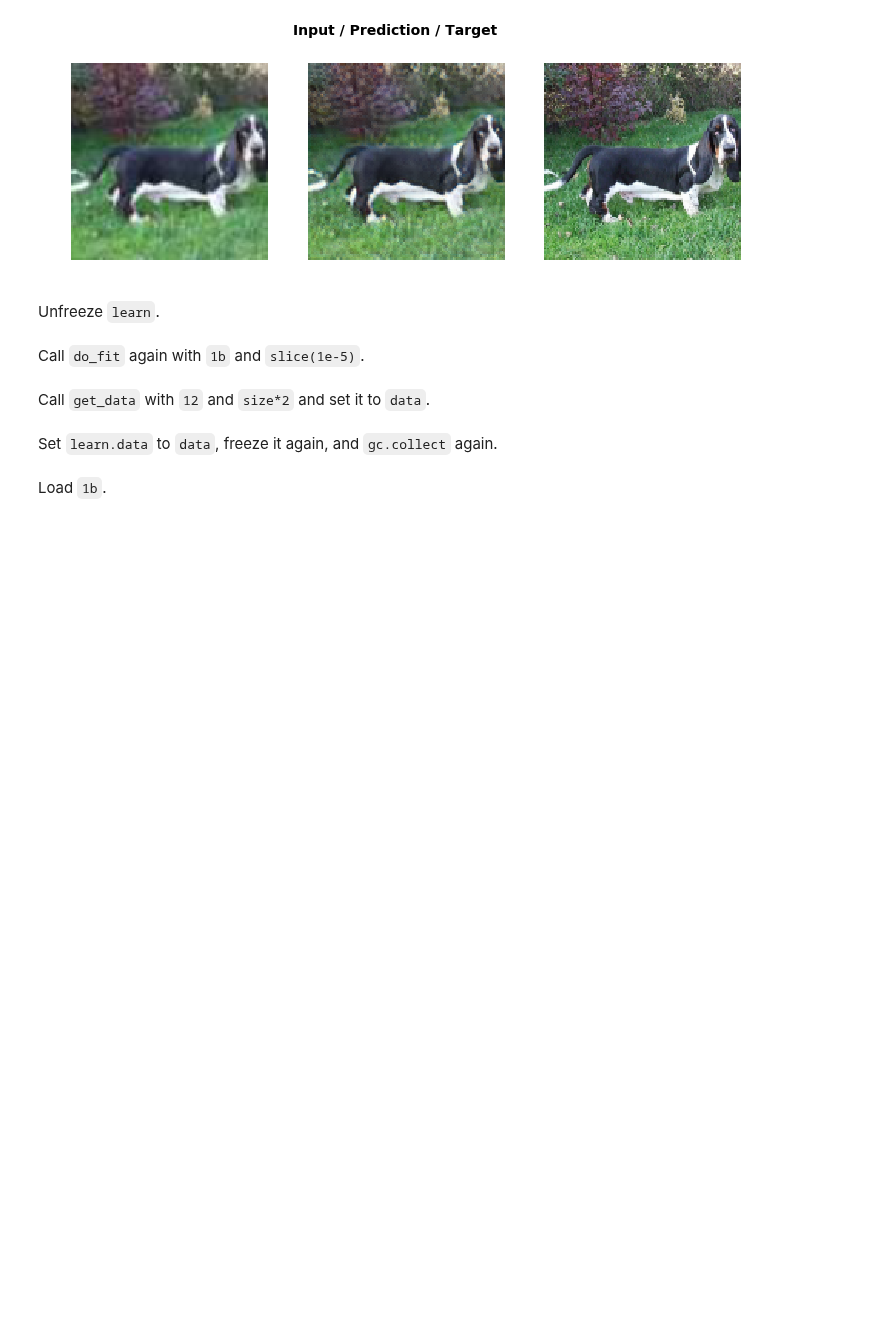
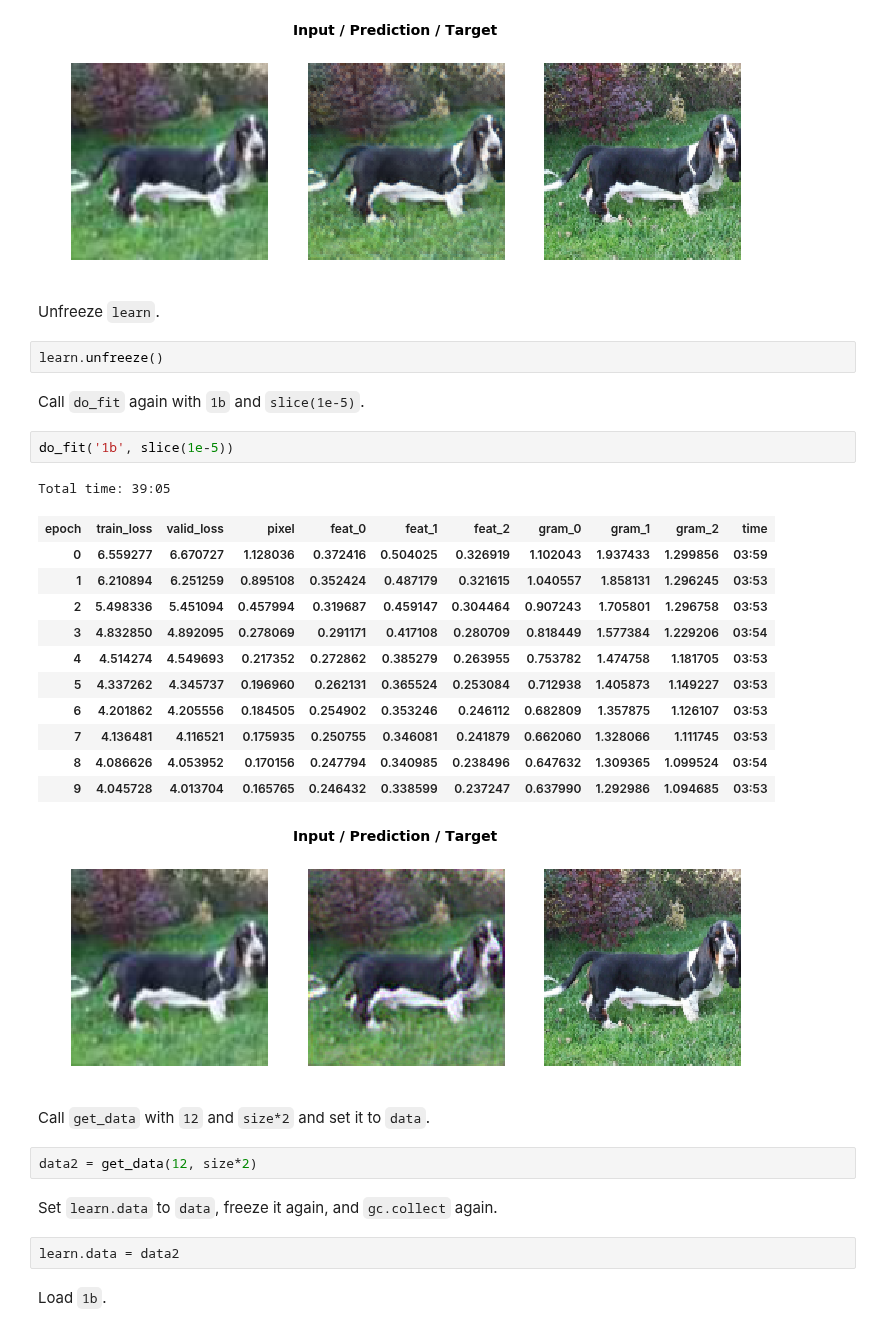
Before and after one commit to rforgione/course-v3, a Jupyter notebook: nbs/dl1/lesson7-superres-attempt.ipynb, the cells around one changed output. Cells and saved outputs as stored; diff of their text form; blank space fills up the shorter version.

```diff
--- a/nbs/dl1/lesson7-superres-attempt.ipynb
+++ b/nbs/dl1/lesson7-superres-attempt.ipynb
@@ -281,11 +281,33 @@ Total time: 37:45
 [figure]
 # %% [markdown]
 Unfreeze `learn`.
+# %%
+learn.unfreeze()
 # %% [markdown]
 Call `do_fit` again with `1b` and `slice(1e-5)`.
+# %%
+do_fit('1b', slice(1e-5))
+# %% [output]
+Total time: 39:05
+| epoch | train_loss | valid_loss | pixel | feat_0 | feat_1 | feat_2 | gram_0 | gram_1 | gram_2 | time |
+| 0 | 6.559277 | 6.670727 | 1.128036 | 0.372416 | 0.504025 | 0.326919 | 1.102043 | 1.937433 | 1.299856 | 03:59 |
+| 1 | 6.210894 | 6.251259 | 0.895108 | 0.352424 | 0.487179 | 0.321615 | 1.040557 | 1.858131 | 1.296245 | 03:53 |
+| 2 | 5.498336 | 5.451094 | 0.457994 | 0.319687 | 0.459147 | 0.304464 | 0.907243 | 1.705801 | 1.296758 | 03:53 |
+| 3 | 4.832850 | 4.892095 | 0.278069 | 0.291171 | 0.417108 | 0.280709 | 0.818449 | 1.577384 | 1.229206 | 03:54 |
+| 4 | 4.514274 | 4.549693 | 0.217352 | 0.272862 | 0.385279 | 0.263955 | 0.753782 | 1.474758 | 1.181705 | 03:53 |
+| 5 | 4.337262 | 4.345737 | 0.196960 | 0.262131 | 0.365524 | 0.253084 | 0.712938 | 1.405873 | 1.149227 | 03:53 |
+| 6 | 4.201862 | 4.205556 | 0.184505 | 0.254902 | 0.353246 | 0.246112 | 0.682809 | 1.357875 | 1.126107 | 03:53 |
+| 7 | 4.136481 | 4.116521 | 0.175935 | 0.250755 | 0.346081 | 0.241879 | 0.662060 | 1.328066 | 1.111745 | 03:53 |
+| 8 | 4.086626 | 4.053952 | 0.170156 | 0.247794 | 0.340985 | 0.238496 | 0.647632 | 1.309365 | 1.099524 | 03:54 |
+| 9 | 4.045728 | 4.013704 | 0.165765 | 0.246432 | 0.338599 | 0.237247 | 0.637990 | 1.292986 | 1.094685 | 03:53 |
+[figure, added]
 # %% [markdown]
 Call `get_data` with `12` and `size*2` and set it to `data`.
+# %%
+data2 = get_data(12, size*2)
 # %% [markdown]
 Set `learn.data` to `data`, freeze it again, and `gc.collect` again.
+# %%
+learn.data = data2
 # %% [markdown]
 Load `1b`.
```
Also changed, not shown: parts of 20 cells of this notebook.
